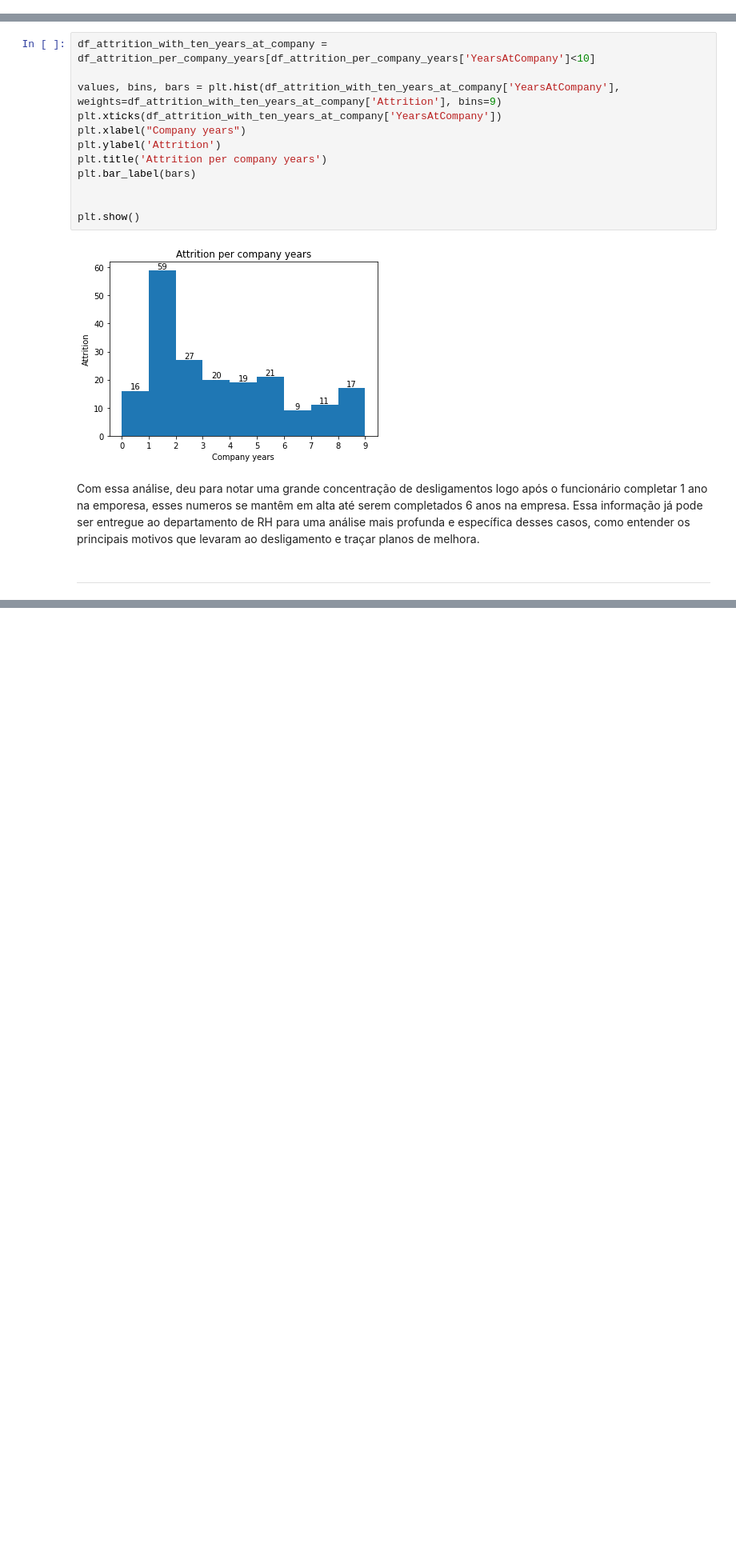
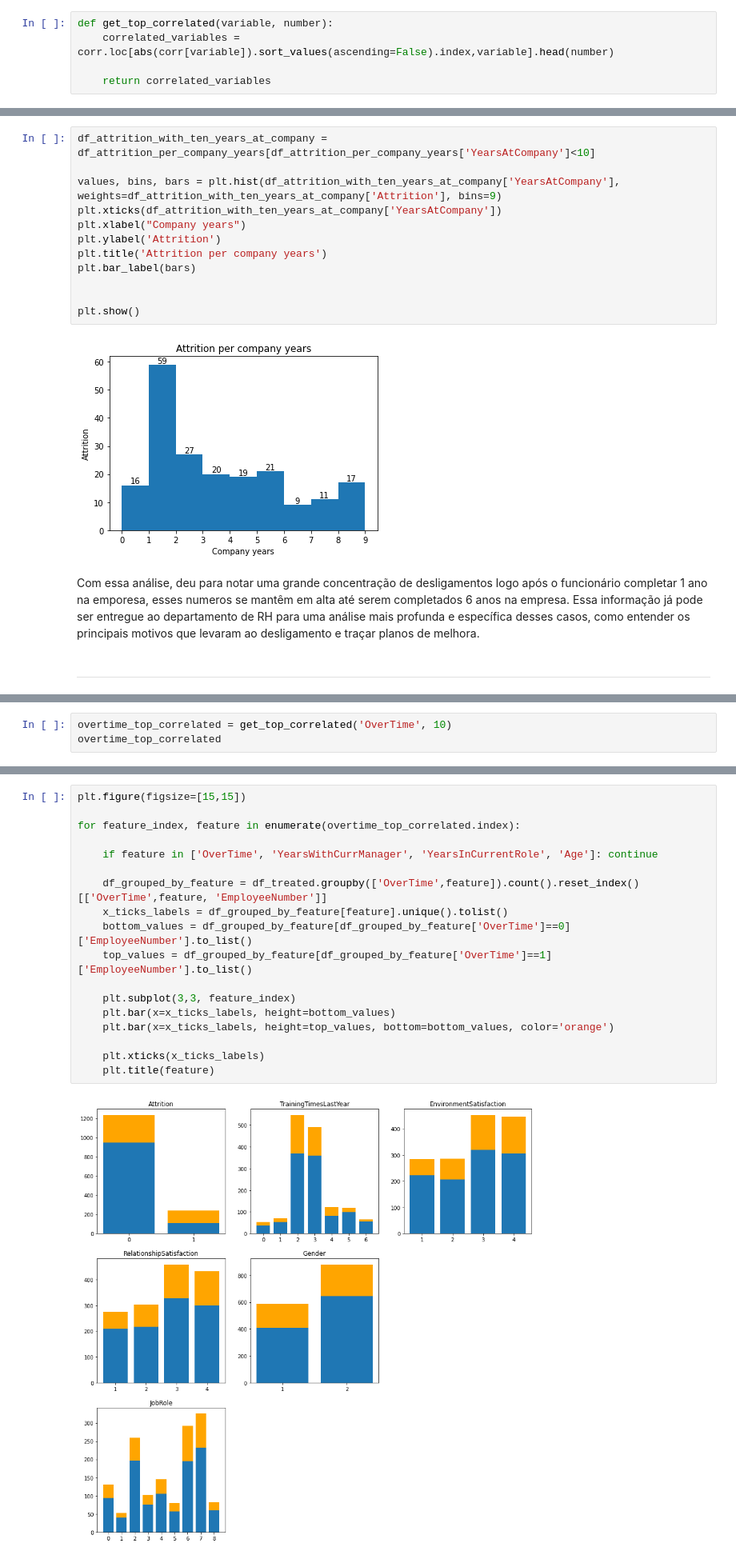
Before and after one commit to gasp37/employee-attrition-and-performance, a Jupyter notebook: employee_attrition_analysis.ipynb, the cells around one changed output, grey strips where cells are left out. Shown: that part at 80% size. Saved outputs shown, nothing was run; the diff lists cells and outputs as text; blank space fills up the shorter version.

Commit message:
OverTime correlation graphs
Creation of graphs presenting the correlation of the OverTime variable with other variables.

```diff
--- a/notebook-1.ipynb
+++ b/employee_attrition_analysis.ipynb
@@ -141,0 +122,5 @@ Name: Attrition, dtype: float64
+# %%
+def get_top_correlated(variable, number):
+    correlated_variables = corr.loc[abs(corr[variable]).sort_values(ascending=False).index,variable].head(number)
+
+    return correlated_variables
@@ -249,0 +238,3 @@ Name: Attrition, dtype: float64
+# %%
+overtime_top_correlated = get_top_correlated('OverTime', 10)
+overtime_top_correlated
@@ -249,0 +286,20 @@ Name: Attrition, dtype: float64
+# %%
+plt.figure(figsize=[15,15])
+
+for feature_index, feature in enumerate(overtime_top_correlated.index):
+
+    if feature in ['OverTime', 'YearsWithCurrManager', 'YearsInCurrentRole', 'Age']: continue
+
+    df_grouped_by_feature = df_treated.groupby(['OverTime',feature]).count().reset_index()[['OverTime',feature, 'EmployeeNumber']]
+    x_ticks_labels = df_grouped_by_feature[feature].unique().tolist()
+    bottom_values = df_grouped_by_feature[df_grouped_by_feature['OverTime']==0]['EmployeeNumber'].to_list()
+    top_values = df_grouped_by_feature[df_grouped_by_feature['OverTime']==1]['EmployeeNumber'].to_list()
+
+    plt.subplot(3,3, feature_index)
+    plt.bar(x=x_ticks_labels, height=bottom_values)
+    plt.bar(x=x_ticks_labels, height=top_values, bottom=bottom_values, color='orange')
+
+    plt.xticks(x_ticks_labels)
+    plt.title(feature)
+# %% [output]
+[figure, added]
```
Also changed, not shown: parts of 13 cells of this notebook.
